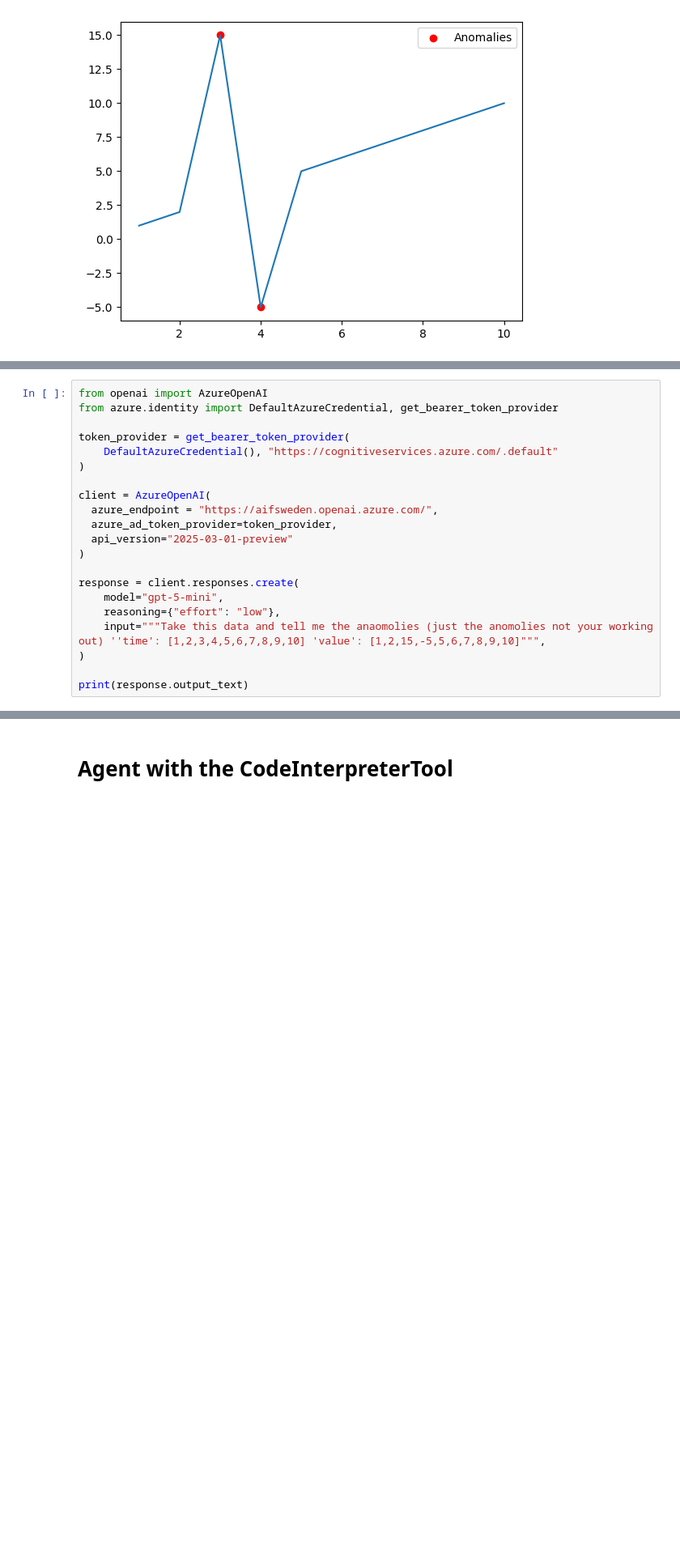
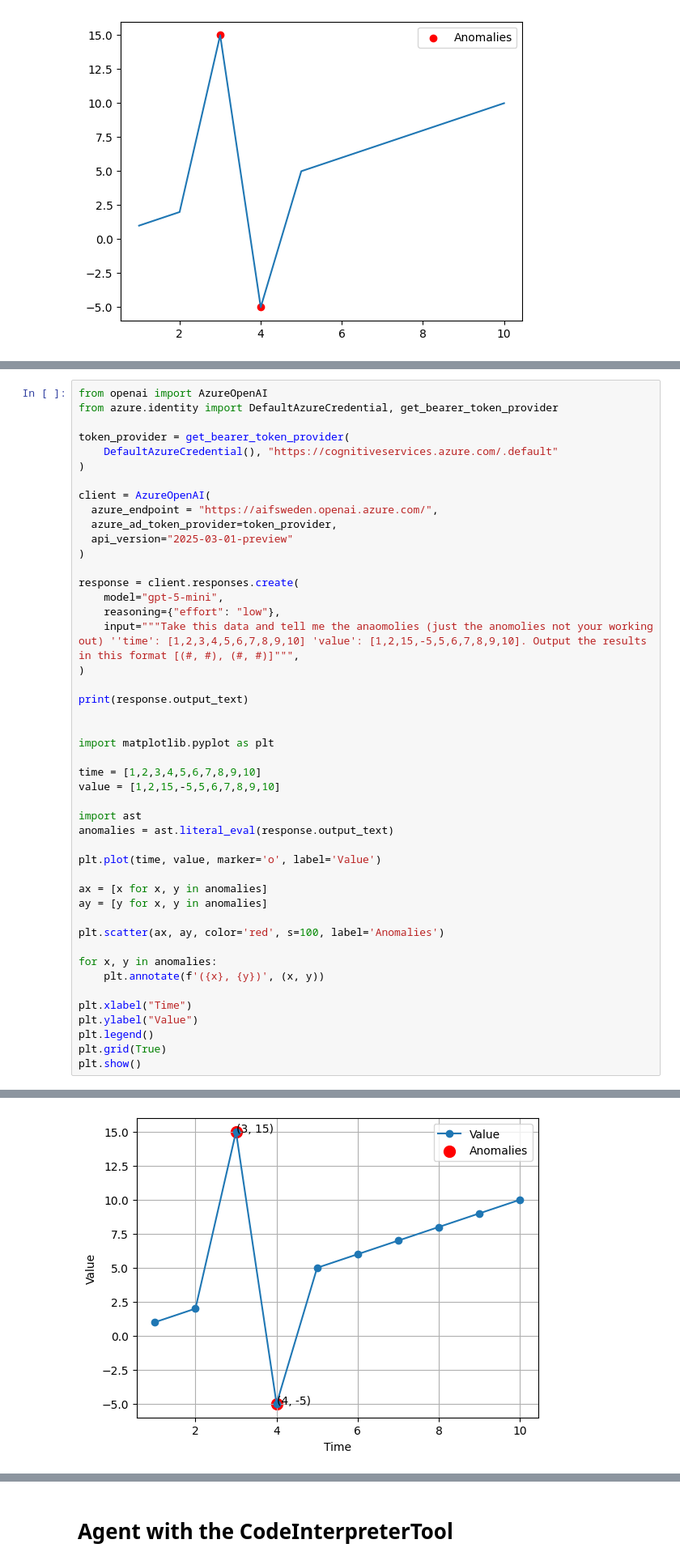
Before and after one commit to rolester/AIvsML, a Jupyter notebook: AnomolyDetection.ipynb, the cells around one changed output, grey strips where cells are left out. Shown at 81% size. Cells and saved outputs as stored; diff of their text form; blank space fills up the shorter version.

```diff
--- a/AnomolyDetection.ipynb
+++ b/AnomolyDetection.ipynb
@@ -47,8 +49,33 @@ client = AzureOpenAI(
 response = client.responses.create(
     model="gpt-5-mini",
     reasoning={"effort": "low"},
-    input="""Take this data and tell me the anaomolies (just the anomolies not your working out) ''time': [1,2,3,4,5,6,7,8,9,10] 'value': [1,2,15,-5,5,6,7,8,9,10]""",
+    input="""Take this data and tell me the anaomolies (just the anomolies not your working out) ''time': [1,2,3,4,5,6,7,8,9,10] 'value': [1,2,15,-5,5,6,7,8,9,10]. Output the results in this format [(#, #), (#, #)]""",
 )
 
 print(response.output_text)
+
+
+import matplotlib.pyplot as plt
+
+time = [1,2,3,4,5,6,7,8,9,10]
+value = [1,2,15,-5,5,6,7,8,9,10]
+
+import ast
+anomalies = ast.literal_eval(response.output_text)
+
+plt.plot(time, value, marker='o', label='Value')
+
+ax = [x for x, y in anomalies]
+ay = [y for x, y in anomalies]
+
+plt.scatter(ax, ay, color='red', s=100, label='Anomalies')
+
+for x, y in anomalies:
+    plt.annotate(f'({x}, {y})', (x, y))
+
+plt.xlabel("Time")
+plt.ylabel("Value")
+plt.legend()
+plt.grid(True)
+plt.show()
 # %% [output]
@@ -56,0 +83 @@ time = 4, value = -5
+[figure, added]
```
Also changed, not shown: parts of 8 cells of this notebook, 8 other files.
